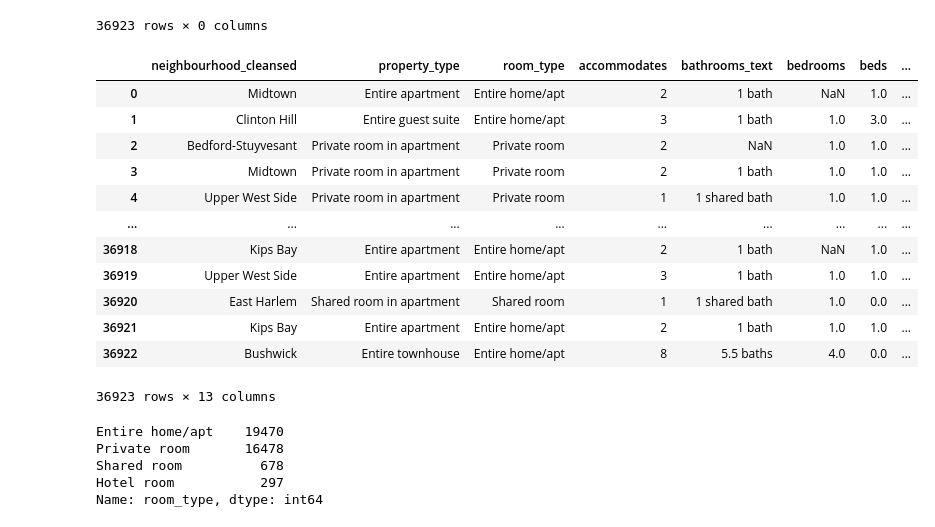
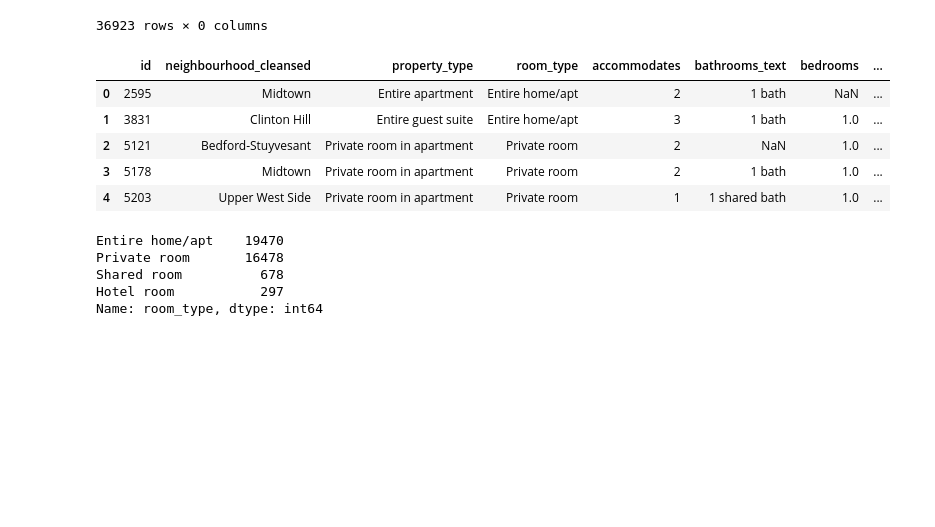
Before and after one commit to tjkim614/airbnb_nyc_dec_2020, a Jupyter notebook: Airbnb_Booking_ML.ipynb, the cells around one changed output. Saved outputs shown, nothing was run; the diff lists cells and outputs as text; code cells hidden in the pictures; blank space fills up the shorter version.

Commit message:
data prep

```diff
--- a/Airbnb_Booking_ML.ipynb
+++ b/Airbnb_Booking_ML.ipynb
@@ -102,6 +113,6 @@ neighbor
 # %%
 # Store all host-related columns in a separate DataFrame
-host_cols = ['id', 'host_id', 'host_url',
+host_cols = ['host_id', 'host_url',
        'host_name', 'host_since', 'host_location', 'host_about',
        'host_response_time', 'host_response_rate', 'host_acceptance_rate',
        'host_is_superhost', 'host_thumbnail_url', 'host_picture_url',
@@ -111,5 +122,5 @@ host_cols = ['id', 'host_id', 'host_url',
        'calculated_host_listings_count_entire_homes',
        'calculated_host_listings_count_private_rooms',
        'calculated_host_listings_count_shared_rooms']
-host_listings_ = listings_[host_cols]
-non_host_listings = listings_.drop(host_cols, axis=1)
+host_listings = listings[host_cols]
+listings = listings.drop(host_cols, axis=1)
@@ -116,17 +129,21 @@ non_host_listings = listings_.drop(host_cols, axis=1)
 # %%
 # Delete columns that contain data that does not have any value when predicting
 
-keep = ['name', 'description', 'neighborhood_overview', 'neighbourhood_cleansed', 'property_type', 'room_type', 'accommodates', \
-       'bathrooms_text', 'bedrooms', 'beds', 'amenities', 'price', 'minimum_nights', 'has_availability', 'availability_30', \
-       'availability_60', 'availability_90', 'availability_365', 'number_of_reviews', 'last_review', 'review_scores_rating', \
-       'review_scores_accuracy', 'review_scores_cleanliness', 'review_scores_checkin', 'review_scores_communication', \
-       'review_scores_location', 'review_scores_value', 'license', 'instant_bookable', 'reviews_per_month']
-delete = ['listing_url', 'scrape_id', 'last_scraped', 'picture_url', 'neighbourhood', 'latitude', 'longitude', 'neighbourhood_group_cleansed', \
-       'bathrooms', 'maximum_nights', 'minimum_nights', 'maximum_nights', 'minimum_minimum_nights', 'maximum_minimum_nights', 'minimum_maximum_nights', \
-       'maximum_maximum_nights', 'minimum_nights_avg_ntm', 'maximum_nights_avg_ntm', 'calendar_updated', 'calendar_last_scraped', 'first_review', \
-       'license', 'number_of_reviews_ltm', 'number_of_reviews_l30d']
+keep = ['id', 'name', 'description', 'neighborhood_overview', 'neighbourhood_cleansed',
+        'property_type', 'room_type', 'accommodates','bathrooms_text', 'bedrooms',
+        'beds', 'amenities', 'price', 'minimum_nights', 'has_availability',
+        'availability_30', 'availability_60', 'availability_90', 'availability_365',
+        'number_of_reviews', 'last_review', 'review_scores_rating', 'review_scores_accuracy',
+        'review_scores_cleanliness', 'review_scores_checkin', 'review_scores_communication',
+        'review_scores_location', 'review_scores_value', 'license', 'instant_bookable', 'reviews_per_month']
+delete = ['listing_url', 'scrape_id', 'last_scraped', 'picture_url', 'neighbourhood',
+          'latitude', 'longitude', 'neighbourhood_group_cleansed', 'bathrooms',
+          'maximum_nights', 'minimum_nights', 'maximum_nights', 'minimum_minimum_nights',
+          'maximum_minimum_nights', 'minimum_maximum_nights', 'maximum_maximum_nights',
+          'minimum_nights_avg_ntm', 'maximum_nights_avg_ntm', 'calendar_updated',
+          'calendar_last_scraped', 'first_review', 'license', 'number_of_reviews_ltm', 'number_of_reviews_l30d']
 
-non_host_listings.drop(keep + delete, axis=1) # checking each column that were not classified yet
+listings.drop(keep + delete, axis=1) # checking each column that were not classified yet
 # %% [output]
 |  |
 | 0 |
@@ -142,7 +159,7 @@ non_host_listings.drop(keep + delete, axis=1) # checking each column that were n
 | 36922 |
 36923 rows × 0 columns
 # %%
-filtered_listings_ = non_host_listings.drop(delete, axis=1)
+filtered_listings_ = listings.drop(delete, axis=1)
 # %%
 filtered_listings_.columns
 # %% [output]
@@ -186,21 +203,14 @@ filtered_listings_.drop(keep1 + delete1 + text + review, axis=1)
 | 36922 |
 36923 rows × 0 columns
 # %%
-filtered_listings_1 = filtered_listings_.drop(delete1 + text + review, axis=1)
+filtered_listings = filtered_listings_.drop(delete1 + text + review, axis=1)
 # %%
-filtered_listings_1  # Condensed data after two rounds of filtering
+filtered_listings.head()  # Condensed data after two rounds of filtering
 # %% [output]
-|  | neighbourhood_cleansed | property_type | room_type | accommodates | bathrooms_text | bedrooms | beds | ... |
-| 0 | Midtown | Entire apartment | Entire home/apt | 2 | 1 bath | NaN | 1.0 | ... |
-| 1 | Clinton Hill | Entire guest suite | Entire home/apt | 3 | 1 bath | 1.0 | 3.0 | ... |
-| 2 | Bedford-Stuyvesant | Private room in apartment | Private room | 2 | NaN | 1.0 | 1.0 | ... |
-| 3 | Midtown | Private room in apartment | Private room | 2 | 1 bath | 1.0 | 1.0 | ... |
-| 4 | Upper West Side | Private room in apartment | Private room | 1 | 1 shared bath | 1.0 | 1.0 | ... |
-| ... | ... | ... | ... | ... | ... | ... | ... | ... |
-| 36918 | Kips Bay | Entire apartment | Entire home/apt | 2 | 1 bath | NaN | 1.0 | ... |
-| 36919 | Upper West Side | Entire apartment | Entire home/apt | 3 | 1 bath | 1.0 | 1.0 | ... |
-| 36920 | East Harlem | Shared room in apartment | Shared room | 1 | 1 shared bath | 1.0 | 0.0 | ... |
-| 36921 | Kips Bay | Entire apartment | Entire home/apt | 2 | 1 bath | 1.0 | 1.0 | ... |
-| 36922 | Bushwick | Entire townhouse | Entire home/apt | 8 | 5.5 baths | 4.0 | 0.0 | ... |
+|  | id | neighbourhood_cleansed | property_type | room_type | accommodates | bathrooms_text | bedrooms | ... |
+| 0 | 2595 | Midtown | Entire apartment | Entire home/apt | 2 | 1 bath | NaN | ... |
+| 1 | 3831 | Clinton Hill | Entire guest suite | Entire home/apt | 3 | 1 bath | 1.0 | ... |
+| 2 | 5121 | Bedford-Stuyvesant | Private room in apartment | Private room | 2 | NaN | 1.0 | ... |
+| 3 | 5178 | Midtown | Private room in apartment | Private room | 2 | 1 bath | 1.0 | ... |
+| 4 | 5203 | Upper West Side | Private room in apartment | Private room | 1 | 1 shared bath | 1.0 | ... |
-36923 rows × 13 columns
 # %%
```
Also changed, not shown: parts of 49 cells of this notebook.
